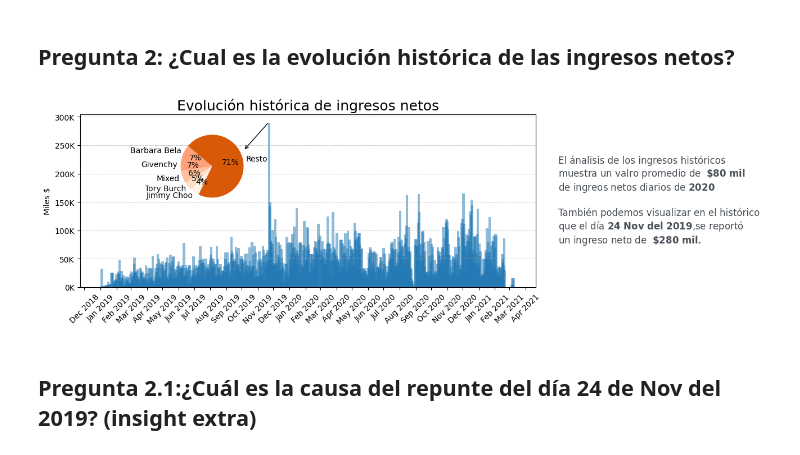
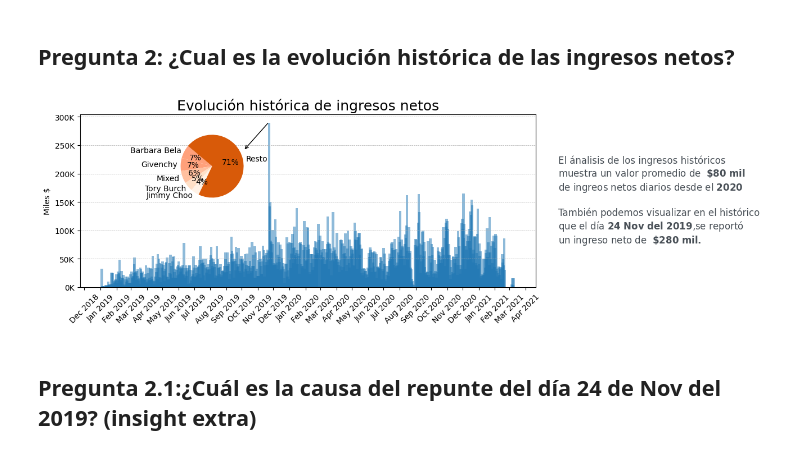
Before and after one commit to GabrielChavezC/Store_Sales_Analysis_SQL, a Jupyter notebook: Store_Sales_Analysis_SQL.ipynb, the cells around one changed output. Cells and saved outputs as stored; diff of their text form; code cells hidden in the pictures.

```diff
--- a/Store_Sales_Analysis_SQL.ipynb
+++ b/Store_Sales_Analysis_SQL.ipynb
@@ -632,36 +632,36 @@ y_limits = ax.get_ylim()
 
 conclusion_text=(
     "El ánalisis de los ingresos históricos\n"
-    "muestra un valro promedio de  $\\bf{\\$80\\ mil}$ \n"
-    "de ingreos netos diarios de $\\bf{2020}$ \n\n"
+    "muestra un valor promedio de  $\\bf{\\$80\\ mil}$ \n"
+    "de ingreos netos diarios desde el $\\bf{2020}$ \n\n"
     "También podemos visualizar en el histórico \n"
    "que el día $\\bf{24\\ Nov\\ del\\ 2019}$,se reportó\n"
     "un ingreso neto de  $\\bf{\\$280\\ mil}.$ "
 
 )
 
 ax.text(x_limits[1] + (x_limits[1] - x_limits[0]) * 0.05,(y_limits[0] + y_limits[1]) / 2,conclusion_text,fontsize=12,color='#495057',va='center',ha='left')
 
 # Mostrar líneas horizontales en el grid
 ax.grid(axis='y', linestyle='--', linewidth=0.5)
 
 
 # Dibujar el gráfico de pastel superpuesto
 pie_ax = ax.inset_axes([0.09, 0.5, 0.4, 0.4])  # Posición y tamaño del gráfico de pastel
 
 pie_ax.pie(porcentajes, labels=df_plot['marca'], autopct='%1.0f%%', startangle=140, colors=colors)
 pie_ax.axis('equal')
 
 
 
 # Añadir la flecha desde el gráfico de pastel
 pie_ax.annotate('', xy=(1, 0.5), xytext=(1.8, 1.4), arrowprops=dict(facecolor='blue', arrowstyle='->'))
 
 
 # Mostrar el gráfico
 plt.show()
 # %% [output]
-[figure, old version]
+[figure, new version]
 # %% [markdown]
 ## **Pregunta 2.1:¿Cuál es la causa del repunte del día 24 de Nov del 2019? (insight extra)**
 # %%
```
Also changed, not shown: parts of 3 cells of this notebook.
